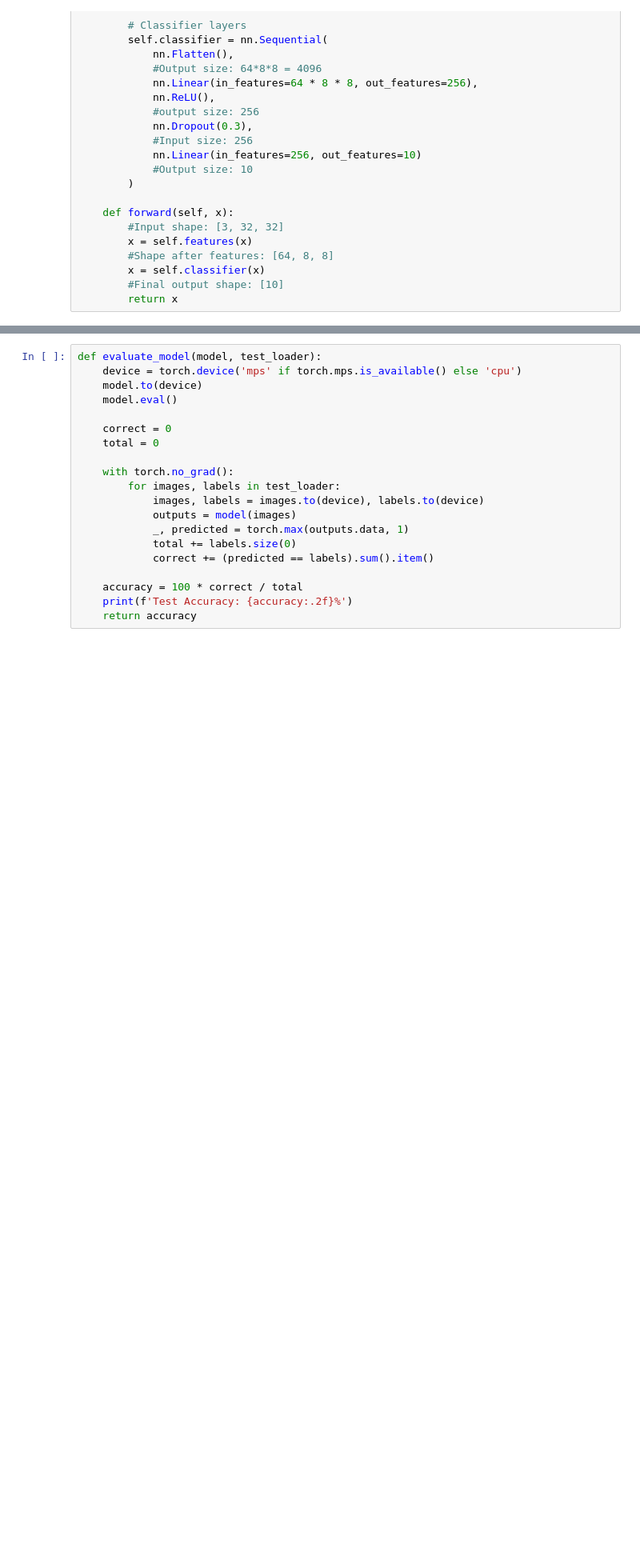
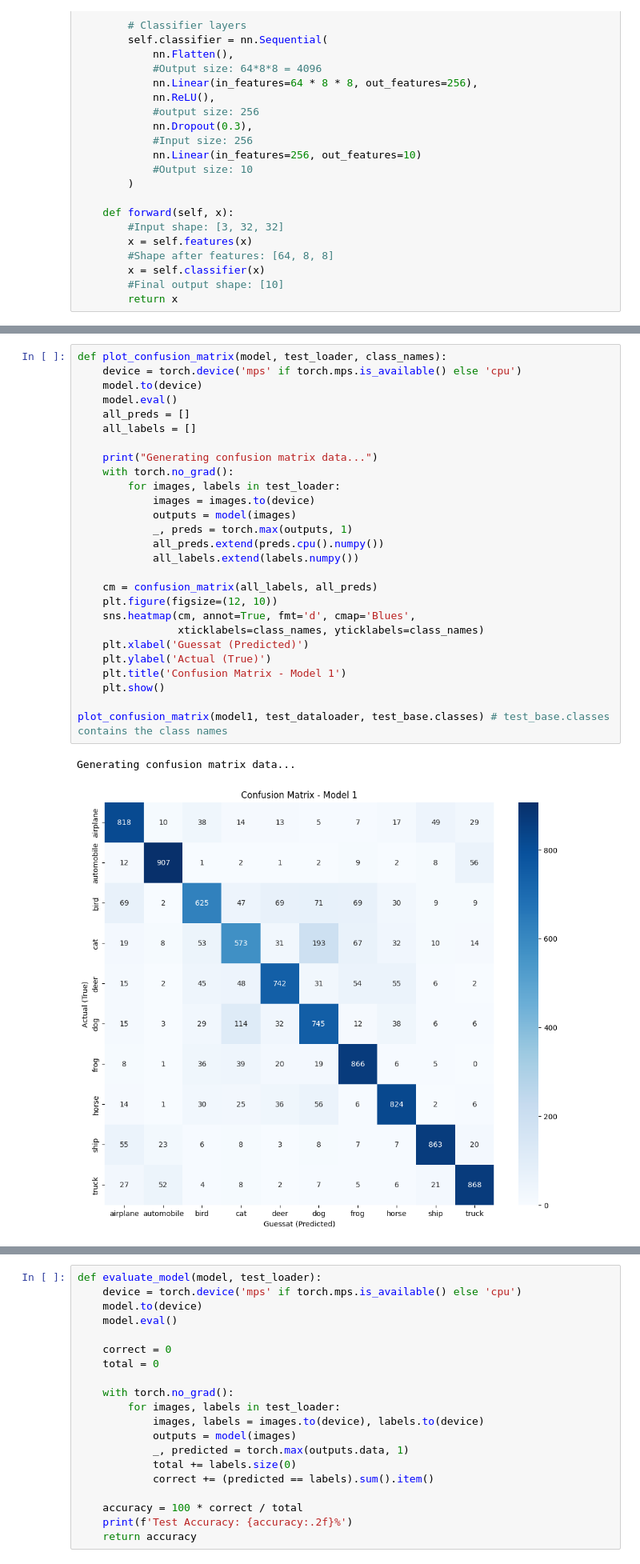
Before and after one commit to Cederlid/deep_learning, a Jupyter notebook: wijdan_cederlid_alpha.ipynb, the cells around one changed output, grey strips where cells are left out. Shown at 80% size. Saved outputs shown, nothing was run; the diff lists cells and outputs as text; blank space fills up the shorter version.

```diff
--- a/wijdan_cederlid_alpha.ipynb
+++ b/wijdan_cederlid_alpha.ipynb
@@ -318 +316,31 @@ plt.show()
+# %%
+def plot_confusion_matrix(model, test_loader, class_names):
+    device = torch.device('mps' if torch.mps.is_available() else 'cpu')
+    model.to(device)
+    model.eval()
+    all_preds = []
+    all_labels = []
+
+    print("Generating confusion matrix data...")
+    with torch.no_grad():
+        for images, labels in test_loader:
+            images = images.to(device)
+            outputs = model(images)
+            _, preds = torch.max(outputs, 1)
+            all_preds.extend(preds.cpu().numpy())
+            all_labels.extend(labels.numpy())
+
+    cm = confusion_matrix(all_labels, all_preds)
+    plt.figure(figsize=(12, 10))
+    sns.heatmap(cm, annot=True, fmt='d', cmap='Blues',
+                xticklabels=class_names, yticklabels=class_names)
+    plt.xlabel('Guessat (Predicted)')
+    plt.ylabel('Actual (True)')
+    plt.title('Confusion Matrix - Model 1')
+    plt.show()
+
+plot_confusion_matrix(model1, test_dataloader, test_base.classes) # test_base.classes contains the class names
+# %% [output]
+Generating confusion matrix data...
+[figure, added]
 # %% [markdown]
```
Also changed, not shown: parts of 41 cells of this notebook, 1 other file.
